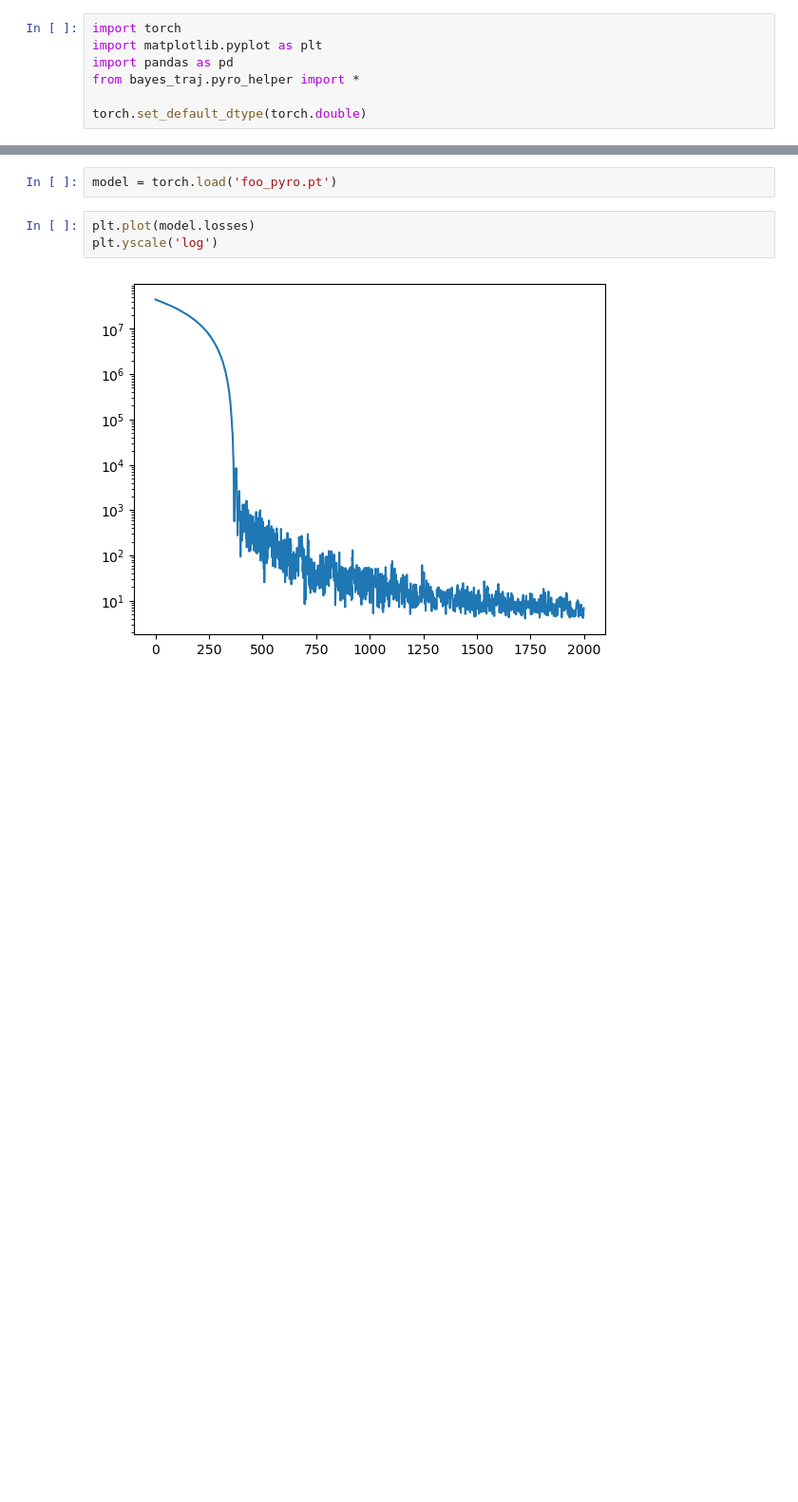
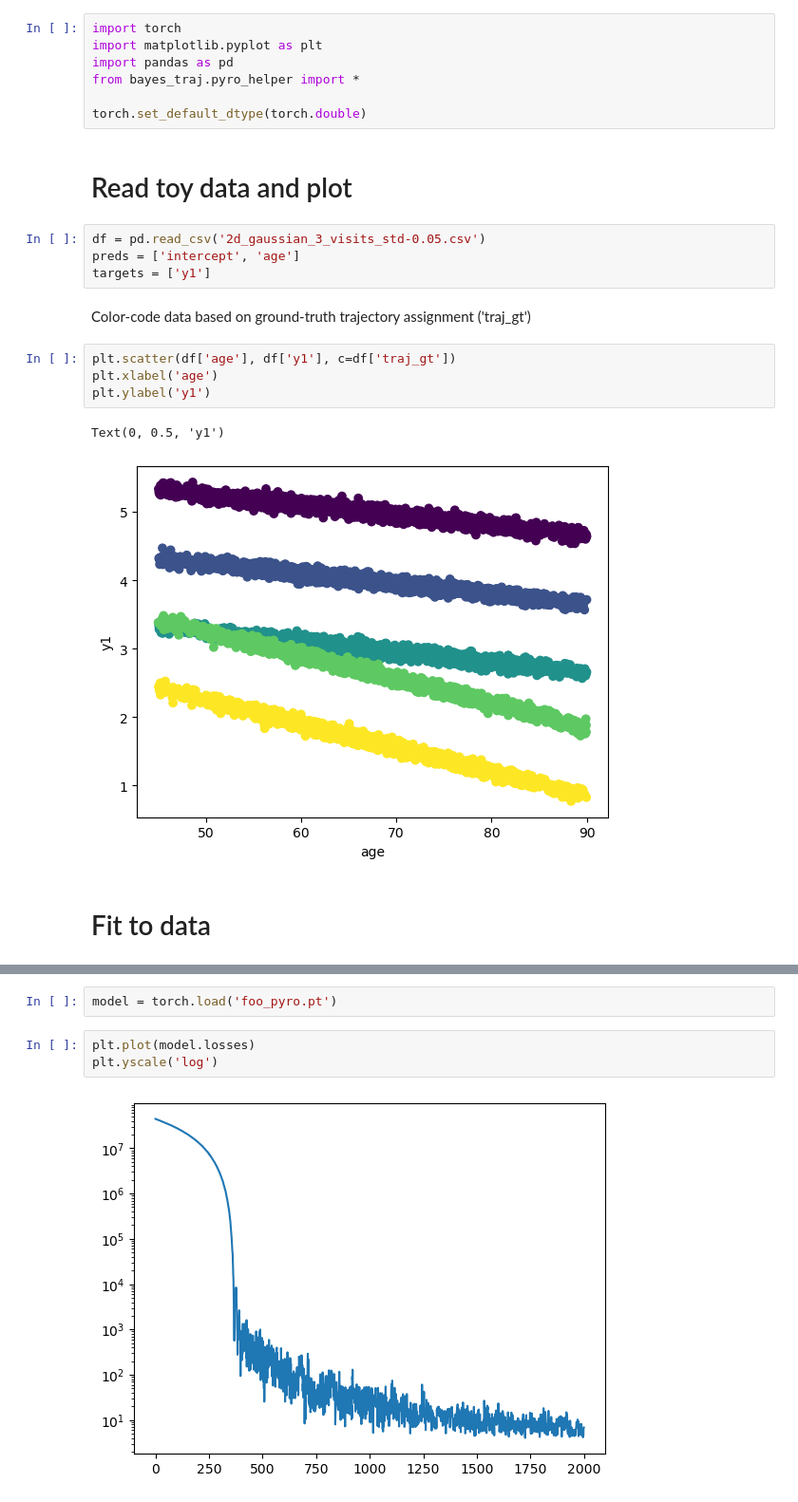
Before and after one commit to acil-bwh/bayes_traj, a Jupyter notebook: examples/gaussians/2d_gaussian_3_visits_std-0.05.ipynb, the cells around one changed output, grey strips where cells are left out. Shown at 95% size. Drawn from its saved outputs; the diff is of its cells as text; blank space fills up the shorter version.

Commit message:
Minor changes to plot toy data

```diff
--- a/examples/gaussians/2d_gaussian_3_visits_std-0.05.ipynb
+++ b/examples/gaussians/2d_gaussian_3_visits_std-0.05.ipynb
@@ -5,4 +5,21 @@ import pandas as pd
 from bayes_traj.pyro_helper import *
 
 torch.set_default_dtype(torch.double)
+# %% [markdown]
+# Read toy data and plot
+# %%
+df = pd.read_csv('2d_gaussian_3_visits_std-0.05.csv')
+preds = ['intercept', 'age']
+targets = ['y1']
+# %% [markdown]
+Color-code data based on ground-truth trajectory assignment ('traj_gt')
+# %%
+plt.scatter(df['age'], df['y1'], c=df['traj_gt'])
+plt.xlabel('age')
+plt.ylabel('y1')
+# %% [output]
+Text(0, 0.5, 'y1')
+[figure, added]
+# %% [markdown]
+# Fit to data
 # %%
```
Also changed, not shown: parts of 3 cells of this notebook.
